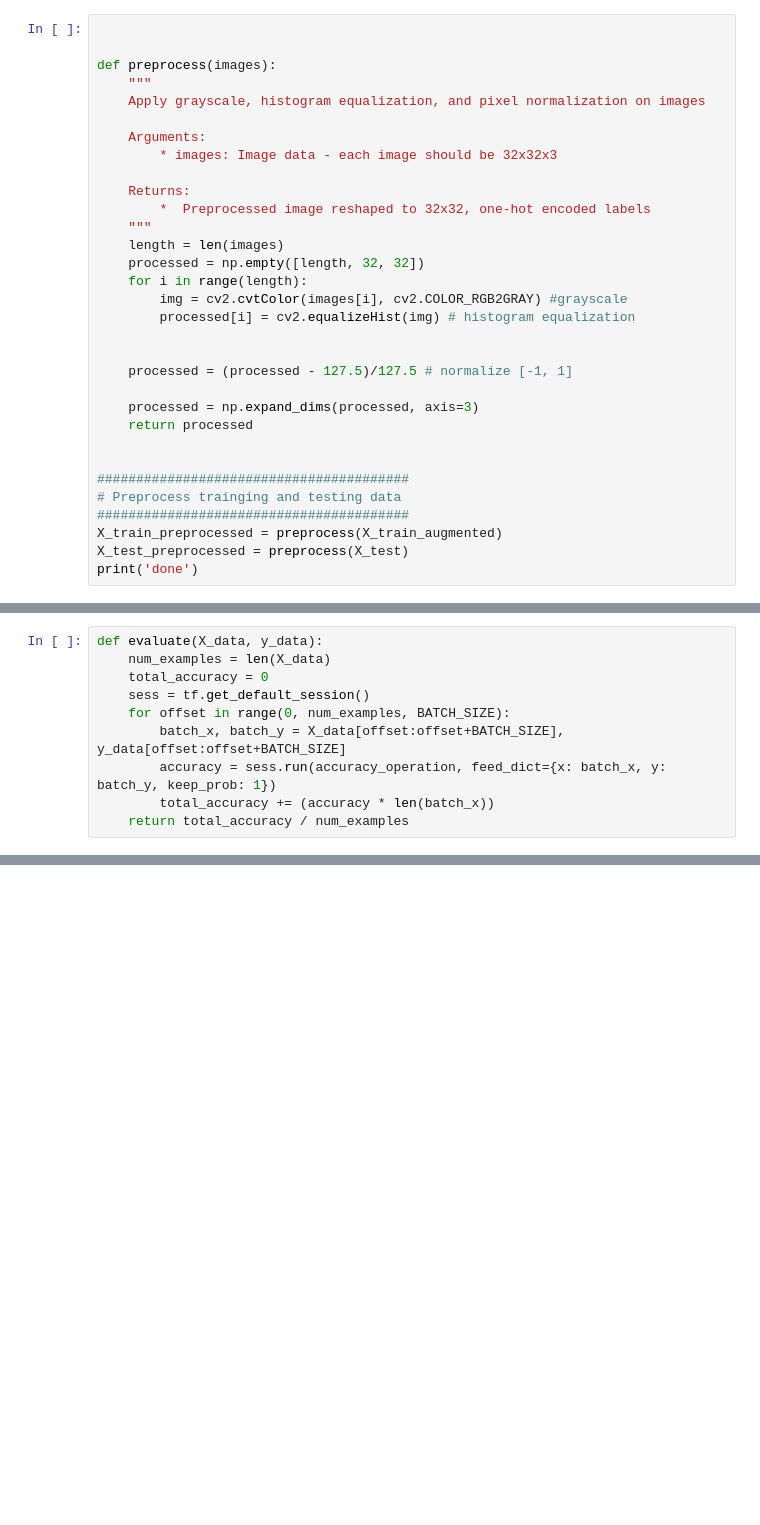
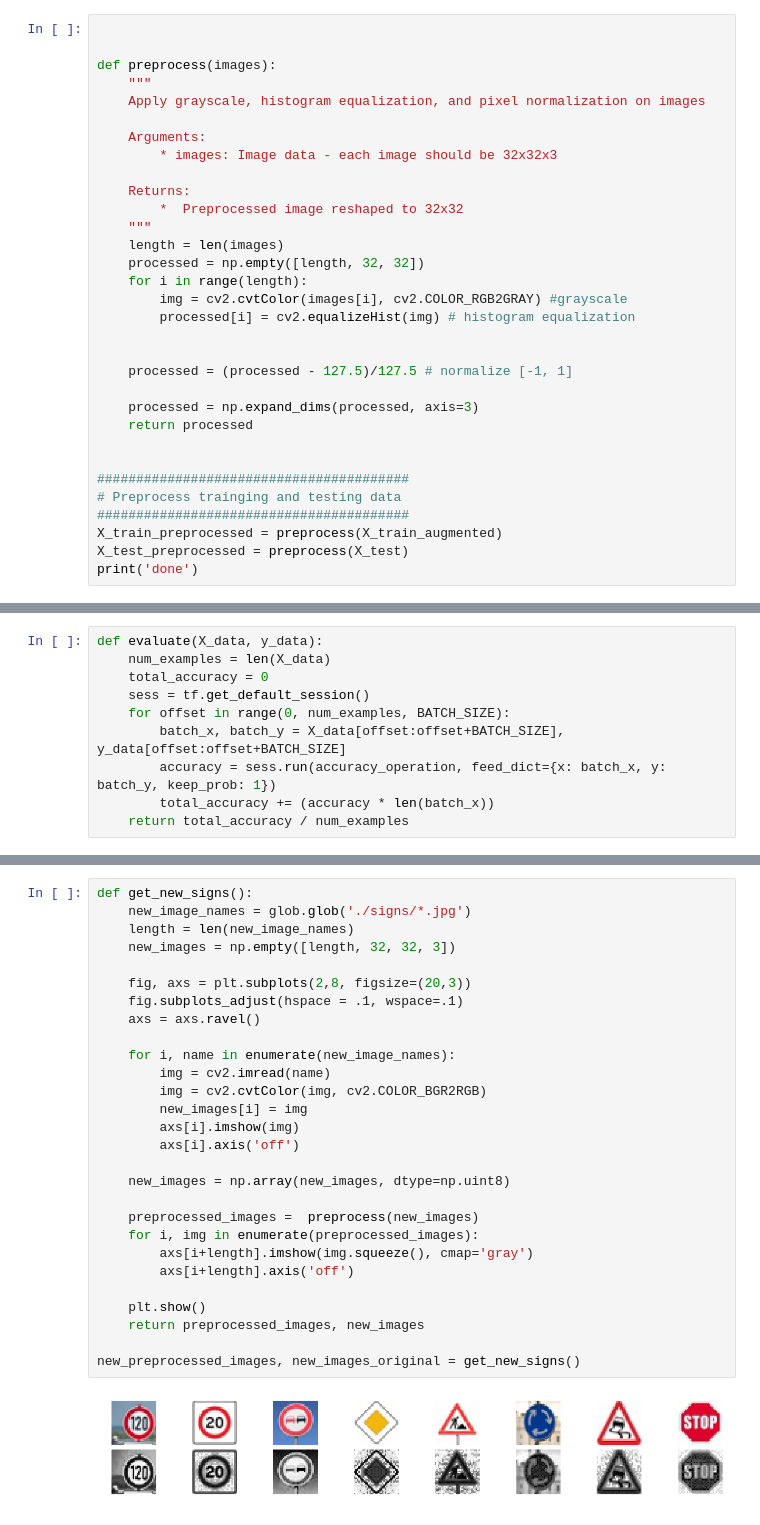
Before and after one commit to rob-burrus/CarND-Traffic-Sign-Classifier-Project, a Jupyter notebook: Traffic_Sign_Classifier.ipynb, the cells around one changed output, grey strips where cells are left out. Drawn from its saved outputs; the diff is of its cells as text; blank space fills up the shorter version.

```diff
--- a/Traffic_Sign_Classifier.ipynb
+++ b/Traffic_Sign_Classifier.ipynb
@@ -134,7 +136,7 @@ def preprocess(images):
         * images: Image data - each image should be 32x32x3
 
     Returns:
-        *  Preprocessed image reshaped to 32x32, one-hot encoded labels
+        *  Preprocessed image reshaped to 32x32
     """
     length = len(images)
     processed = np.empty([length, 32, 32])
@@ -593,0 +441,30 @@ It was unable to identify the pedestrian in its top 5 probabilities. This may be
+# %%
+def get_new_signs():
+    new_image_names = glob.glob('./signs/*.jpg')
+    length = len(new_image_names)
+    new_images = np.empty([length, 32, 32, 3])
+
+    fig, axs = plt.subplots(2,8, figsize=(20,3))
+    fig.subplots_adjust(hspace = .1, wspace=.1)
+    axs = axs.ravel()
+
+    for i, name in enumerate(new_image_names):
+        img = cv2.imread(name)
+        img = cv2.cvtColor(img, cv2.COLOR_BGR2RGB)
+        new_images[i] = img
+        axs[i].imshow(img)
+        axs[i].axis('off')
+
+    new_images = np.array(new_images, dtype=np.uint8)
+
+    preprocessed_images =  preprocess(new_images)
+    for i, img in enumerate(preprocessed_images):
+        axs[i+length].imshow(img.squeeze(), cmap='gray')
+        axs[i+length].axis('off')
+
+    plt.show()
+    return preprocessed_images, new_images
+
+new_preprocessed_images, new_images_original = get_new_signs()
+# %% [output]
+[figure, added]
```
Also changed, not shown: parts of 17 cells of this notebook, 11 other files.
